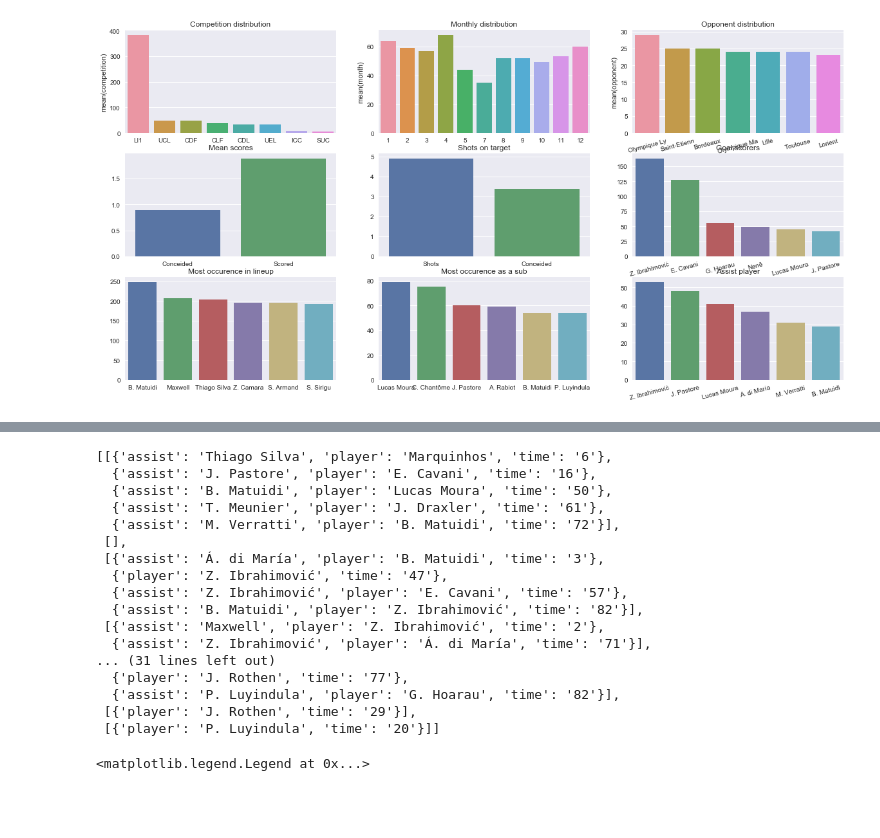
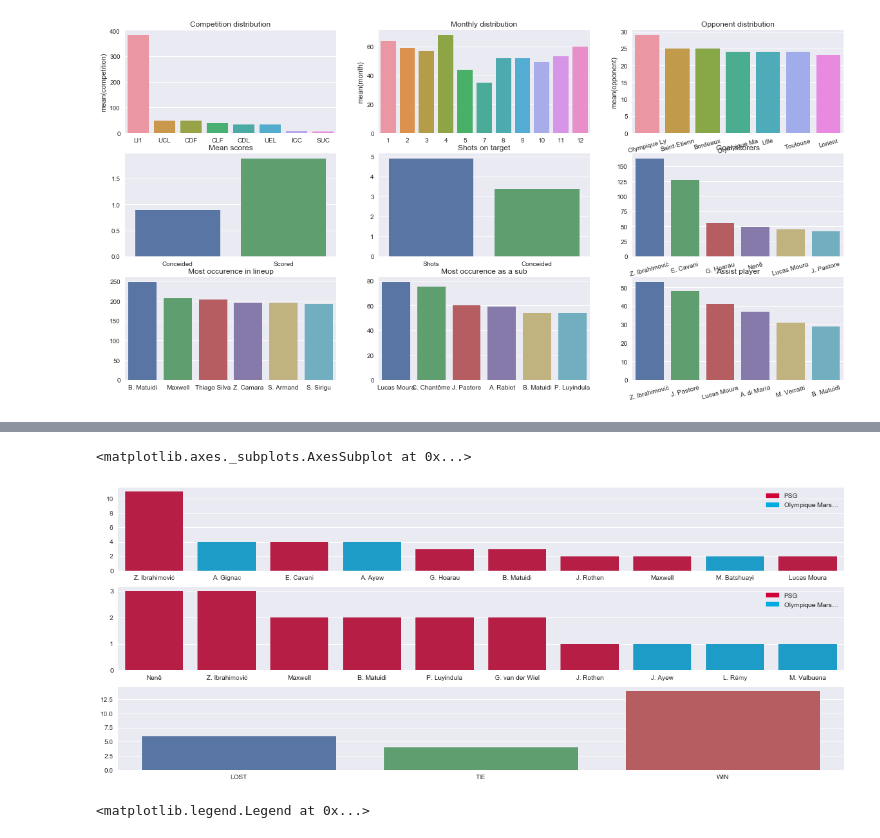
Before and after one commit to alexattia/Data-Science-Projects, a Jupyter notebook: KaggleSoccer/Parsing Soccer Ways.ipynb, the cells around one changed output, grey strips where cells are left out. Saved outputs shown, nothing was run; the diff lists cells and outputs as text; code cells hidden in the pictures; blank space fills up the shorter version.

```diff
--- a/KaggleSoccer/Parsing Soccer Ways.ipynb
+++ b/KaggleSoccer/Parsing Soccer Ways.ipynb
@@ -20,7 +20,7 @@ import imp
 imp.reload(parser)
 %matplotlib inline
 # %%
-team_searched = 'PSG Paris'
+team_searched = 'Monaco'
 team = {}
 team_searched = urllib.parse.quote(team_searched.encode('utf-8'))
 search_link = "http://us.soccerway.com/search/teams/?q={}".format(team_searched)
@@ -29,5 +29,6 @@ bs = BeautifulSoup(response.text, 'lxml')
 results = bs.find("ul", class_='search-results')
 # Take the first results
 link = "http://us.soccerway.com" + results.find_all('a')[0]['href']
+print(link)
 team['id_'] = results.find_all('a')[0]["href"].split('/')[4]
 team['name'] = results.find_all('a')[0].text
@@ -205,26 +212,21 @@ rows = []
 _ = d.apply(lambda row: [rows.append([nn, row['team']])
                          for nn in row["name"]], axis=1)
 df_new = pd.DataFrame(rows, columns=d.columns)
-# %%
-[e['player'] for e in df3.goals_PSG]
-# %% [output]
-[[{'assist': 'Thiago Silva', 'player': 'Marquinhos', 'time': '6'},
-  {'assist': 'J. Pastore', 'player': 'E. Cavani', 'time': '16'},
-  {'assist': 'B. Matuidi', 'player': 'Lucas Moura', 'time': '50'},
-  {'assist': 'T. Meunier', 'player': 'J. Draxler', 'time': '61'},
-  {'assist': 'M. Verratti', 'player': 'B. Matuidi', 'time': '72'}],
- [],
- [{'assist': 'Á. di María', 'player': 'B. Matuidi', 'time': '3'},
-  {'player': 'Z. Ibrahimović', 'time': '47'},
-  {'assist': 'Z. Ibrahimović', 'player': 'E. Cavani', 'time': '57'},
-  {'assist': 'B. Matuidi', 'player': 'Z. Ibrahimović', 'time': '82'}],
- [{'assist': 'Maxwell', 'player': 'Z. Ibrahimović', 'time': '2'},
-  {'assist': 'Z. Ibrahimović', 'player': 'Á. di María', 'time': '71'}],
-... (31 lines left out)
-  {'player': 'J. Rothen', 'time': '77'},
-  {'assist': 'P. Luyindula', 'player': 'G. Hoarau', 'time': '82'}],
- [{'player': 'J. Rothen', 'time': '29'}],
- [{'player': 'P. Luyindula', 'time': '20'}]]
+# %%
+f,ax = plt.subplots(nrows=3, figsize=(20,8))
+d = sorted(Counter([elem['player'] for elem in np.concatenate(list(df3.goals_PSG+df3.goals_adv))]).items(), key=lambda x:x[1], reverse=True)[:10]
+sns.barplot([elem[0] for elem in d], [elem[1] for elem in d], palette=colors, ax =ax[0])
+_ = ax[0].legend(handles=[patches.Patch(color=C, label=L) for L, C in tuple(map_color.items())])
+
+d = sorted(Counter([elem['assist'] for elem in np.concatenate(list(df3.goals_PSG+df3.goals_adv)) if 'assist' in elem]).items(), key=lambda x:x[1], reverse=True)[:10]
+sns.barplot([elem[0] for elem in d], [elem[1] for elem in d], palette=colors, ax =ax[1])
+_ = ax[1].legend(handles=[patches.Patch(color=C, label=L) for L, C in tuple(map_color.items())])
+
+d = df3.result.value_counts().to_dict()
+sns.barplot(list(d.keys()), list(d.values()), ax =ax[2])
+# %% [output]
+<matplotlib.axes._subplots.AxesSubplot at 0x...>
+[figure, added]
 # %%
 map_color = {'PSG':'#d1043a', 'Olympique Mars…':'#00aae2'}
 colors = {k:map_color[v] for k,v in df_new[['name','team']].set_index('name').to_dict()['team'].items()}
```
Also changed, not shown: parts of 5 cells of this notebook, 1 other file.
